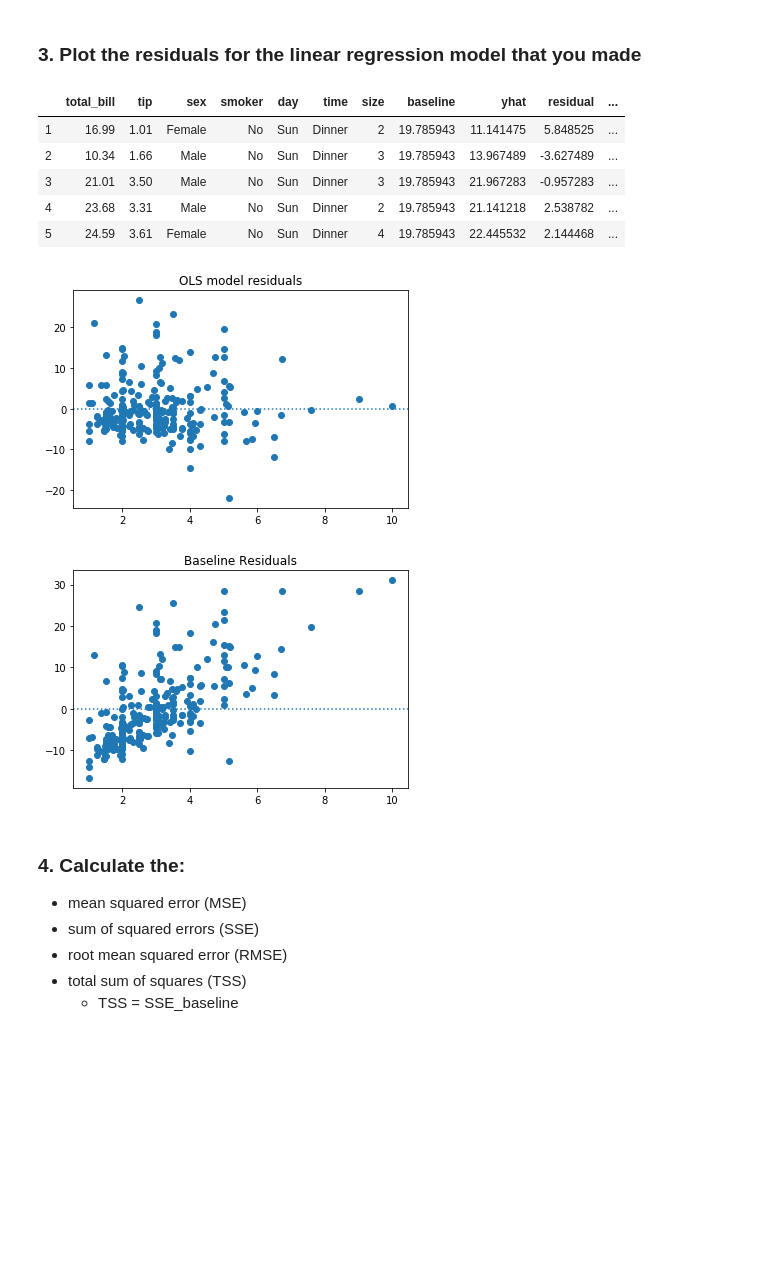
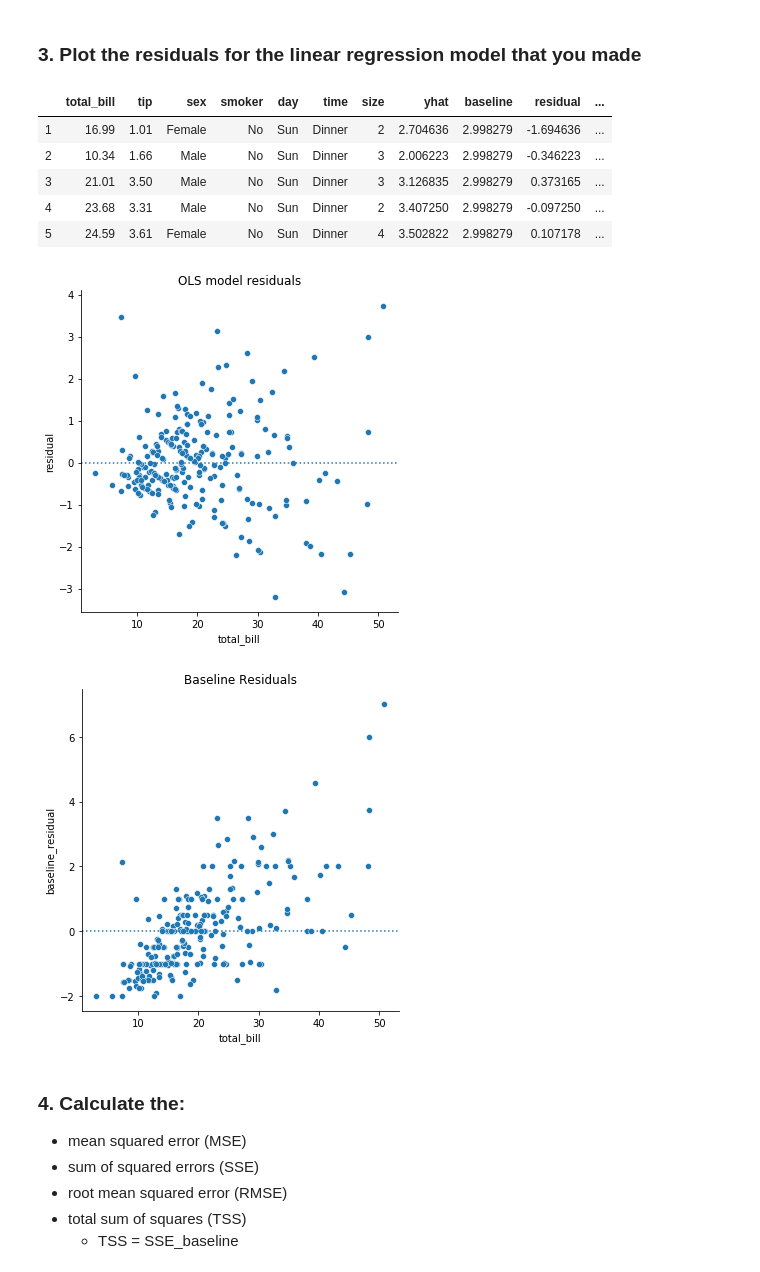
Before and after one commit to QuantumKane/regression-exercises, a Jupyter notebook: evaluate.ipynb, the cells around one changed output. Drawn from its saved outputs; the diff is of its cells as text; code cells hidden in the pictures; blank space fills up the shorter version.

```diff
--- a/evaluate.ipynb
+++ b/evaluate.ipynb
@@ -38,6 +36,12 @@ y = df['total_bill']
+# %%
+# create the model
+
+model = ols('tip ~ total_bill', data=df).fit()
+predictions = model.predict(df.total_bill)
 # %%
 # establish a baseline
 
-df['baseline'] = y.mean()
+df['yhat'] = predictions
+df['baseline'] = df.tip.mean()
 df.head(3)
 # %% [output]
@@ -56,8 +51,0 @@ plt.axhline(y.mean(), ls = ':')
-# %%
-# generate parameters, i.e. create model
-ols_model = ols('total_bill ~ tip', data=df).fit()
-
-# compute predictions and add to original dataframe
-df['yhat'] = ols_model.predict(x)
-
-df.head(3)
@@ -71,32 +63,32 @@ df.head(3)
 # %%
 # establishing my residuals
 
-df['residual'] = y - df.yhat
-df['baseline_residual'] = y - df.baseline
+df['residual'] = df.tip - df.yhat
+df['baseline_residual'] = df.tip - df.baseline
 df.head()
 # %% [output]
-|  | total_bill | tip | sex | smoker | day | time | size | baseline | yhat | residual | ... |
-| 1 | 16.99 | 1.01 | Female | No | Sun | Dinner | 2 | 19.785943 | 11.141475 | 5.848525 | ... |
-| 2 | 10.34 | 1.66 | Male | No | Sun | Dinner | 3 | 19.785943 | 13.967489 | -3.627489 | ... |
-| 3 | 21.01 | 3.50 | Male | No | Sun | Dinner | 3 | 19.785943 | 21.967283 | -0.957283 | ... |
-| 4 | 23.68 | 3.31 | Male | No | Sun | Dinner | 2 | 19.785943 | 21.141218 | 2.538782 | ... |
-| 5 | 24.59 | 3.61 | Female | No | Sun | Dinner | 4 | 19.785943 | 22.445532 | 2.144468 | ... |
+|  | total_bill | tip | sex | smoker | day | time | size | yhat | baseline | residual | ... |
+| 1 | 16.99 | 1.01 | Female | No | Sun | Dinner | 2 | 2.704636 | 2.998279 | -1.694636 | ... |
+| 2 | 10.34 | 1.66 | Male | No | Sun | Dinner | 3 | 2.006223 | 2.998279 | -0.346223 | ... |
+| 3 | 21.01 | 3.50 | Male | No | Sun | Dinner | 3 | 3.126835 | 2.998279 | 0.373165 | ... |
+| 4 | 23.68 | 3.31 | Male | No | Sun | Dinner | 2 | 3.407250 | 2.998279 | -0.097250 | ... |
+| 5 | 24.59 | 3.61 | Female | No | Sun | Dinner | 4 | 3.502822 | 2.998279 | 0.107178 | ... |
 # %%
 # plotting my model residuals
 
-plt.scatter(x, df.residual)
-plt.axhline(y = 0, ls = ':')
+sns.relplot(x = 'total_bill', y = 'residual', data = df)
+plt.axhline(0, ls = ':')
 plt.title('OLS model residuals');
 # %% [output]
-[figure, old version]
+[figure, new version]
 # %%
 # plotting my baseline residuals
 
-plt.scatter(x, df.baseline_residual)
-plt.axhline(y = 0, ls = ':')
+sns.relplot(x = 'total_bill', y = 'baseline_residual', data = df)
+plt.axhline(0, ls = ':')
 plt.title('Baseline Residuals');
 # %% [output]
-[figure, old version]
+[figure, new version]
 # %% [markdown]
 ### 4. Calculate the:
 - mean squared error (MSE)
```
Also changed, not shown: parts of 27 cells of this notebook.
